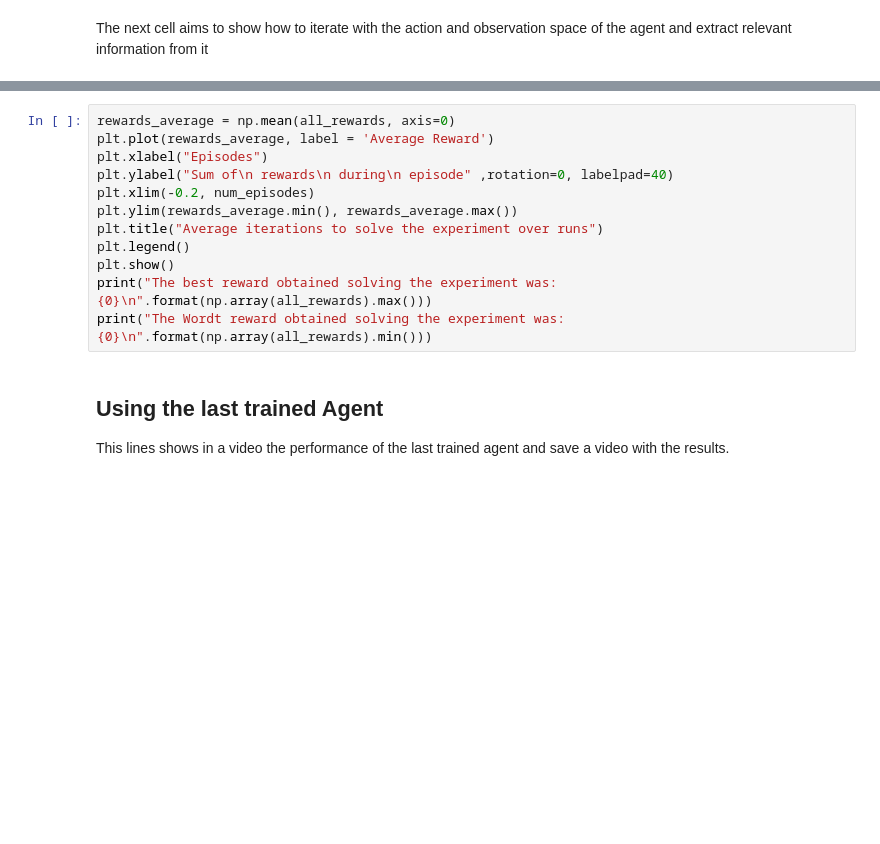
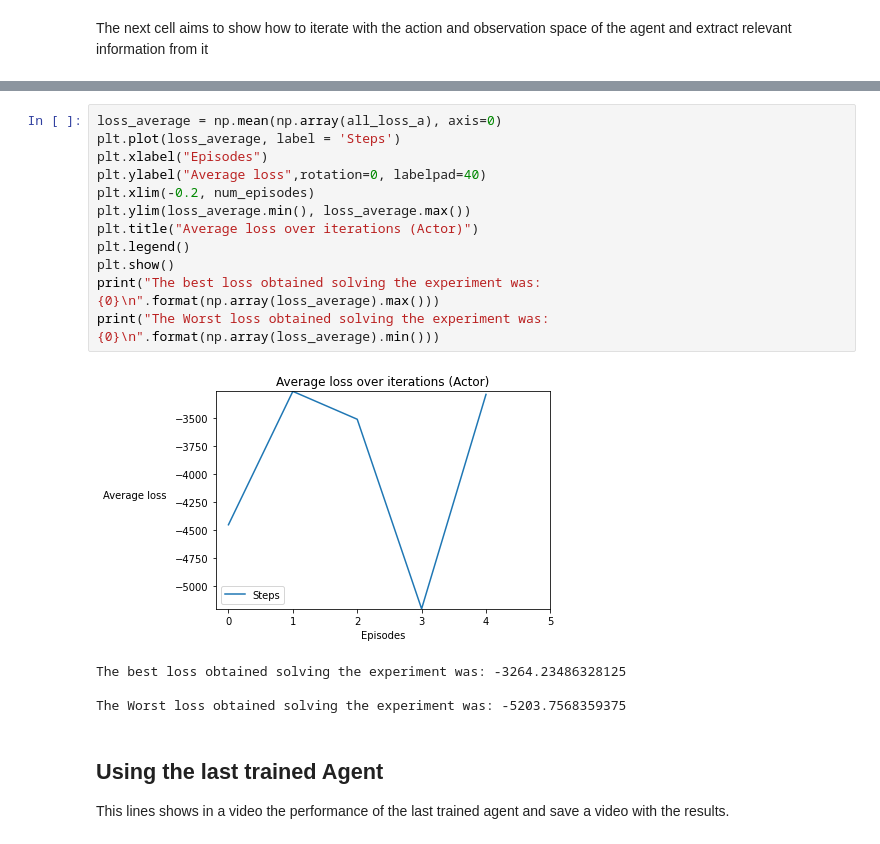
Before and after one commit to MikeS96/rl_openai, a Jupyter notebook: Pendulum.ipynb, the cells around one changed output, grey strips where cells are left out. Cells and saved outputs as stored; diff of their text form; blank space fills up the shorter version.

```diff
--- a/Pendulum.ipynb
+++ b/Pendulum.ipynb
@@ -622,15 +642,20 @@ print("The Maximum number of iterations used to solve the experiment were: {0}\n
 # %%
-rewards_average = np.mean(all_rewards, axis=0)
-plt.plot(rewards_average, label = 'Average Reward')
+loss_average = np.mean(np.array(all_loss_a), axis=0)
+plt.plot(loss_average, label = 'Steps')
 plt.xlabel("Episodes")
-plt.ylabel("Sum of\n rewards\n during\n episode" ,rotation=0, labelpad=40)
+plt.ylabel("Average loss",rotation=0, labelpad=40)
 plt.xlim(-0.2, num_episodes)
-plt.ylim(rewards_average.min(), rewards_average.max())
-plt.title("Average iterations to solve the experiment over runs")
+plt.ylim(loss_average.min(), loss_average.max())
+plt.title("Average loss over iterations (Actor)")
 plt.legend()
 plt.show()
-print("The best reward obtained solving the experiment was: {0}\n".format(np.array(all_rewards).max()))
-print("The Wordt reward obtained solving the experiment was: {0}\n".format(np.array(all_rewards).min()))
+print("The best loss obtained solving the experiment was: {0}\n".format(np.array(loss_average).max()))
+print("The Worst loss obtained solving the experiment was: {0}\n".format(np.array(loss_average).min()))
+# %% [output]
+[figure, added]
+The best loss obtained solving the experiment was: -3264.23486328125
+
+The Worst loss obtained solving the experiment was: -5203.7568359375
 # %% [markdown]
 ## Using the last trained Agent
 
```
Also changed, not shown: parts of 32 cells of this notebook.
